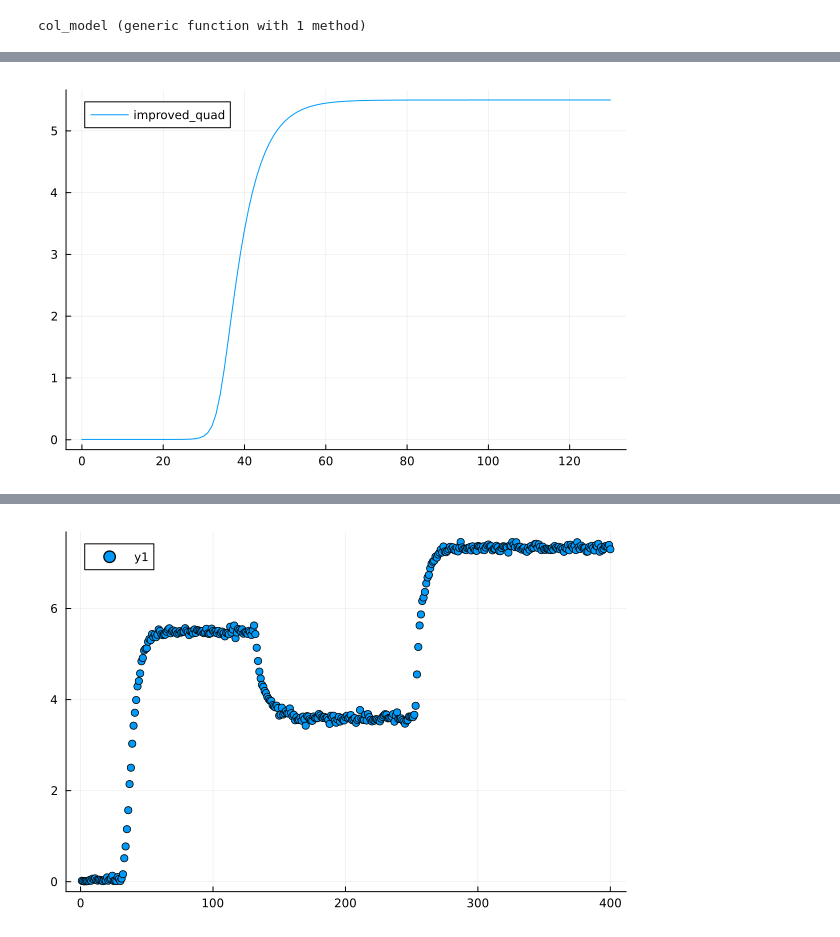
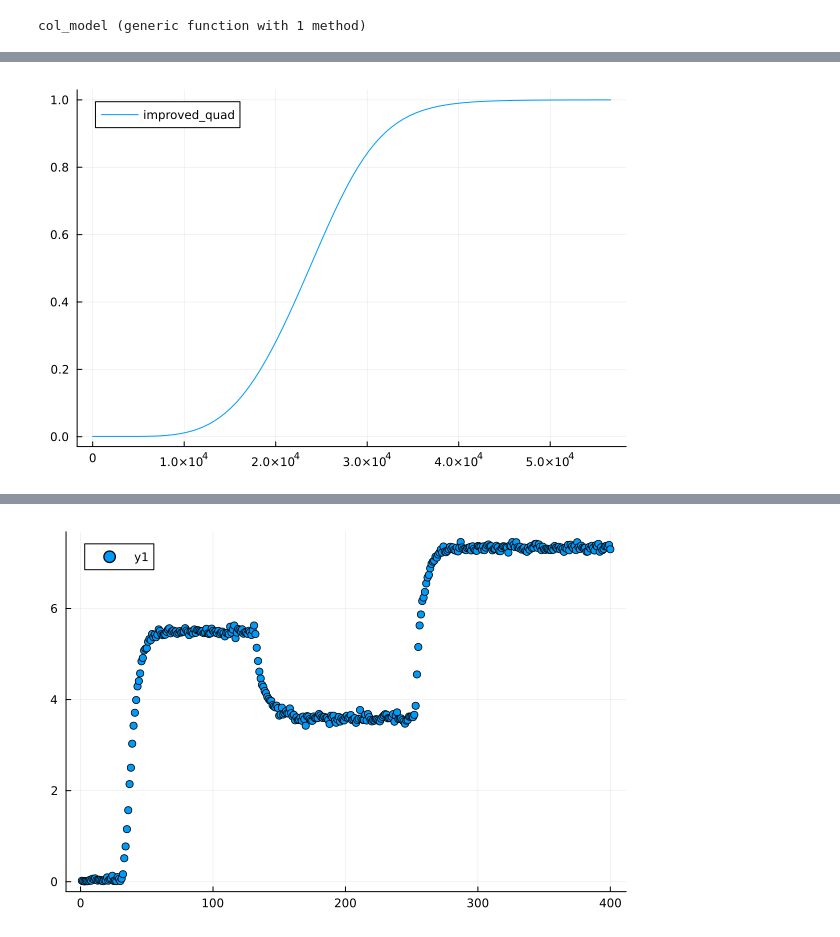
Before and after one commit to viniviena/ude_chromatography, a Jupyter notebook: sandbox2/OCFEM.ipynb, the cells around one changed output, grey strips where cells are left out. Drawn from its saved outputs; the diff is of its cells as text; code cells hidden in the pictures.

```diff
--- a/sandbox2/OCFEM.ipynb
+++ b/sandbox2/OCFEM.ipynb
@@ -853,17 +798,5 @@ params = [1.8, 55.54, 1.8, 55.54, 0.22, 0.22, 21.095632695978704, 0.5, 5.5, 5.5]
 # %%
-da0 = ones(n_variables)*5.0
+da0 = ones(n_variables)*14.0
 #tspan = (0.0, 400.0)
-tspan = (0.0, 130.0)
-prob = DAEProblem(col_model, da0, a0, tspan, params_sips,
-differential_vars = is_differential);
+tspan = (0.0, 9000.0)
+prob = DAEProblem(col_model, da0, a0, tspan, params, differential_vars = is_differential);
-# %%
-#0.75, 9.33
-da0 = ones(n_variables)*5.0
-tspan = (130., 250.)
-prob = DAEProblem(col_model, da0, u_new[end, 1:end], tspan, [1.8, 55.54, 1.8, 55.54, 0.22, 0.22, 21.09, 0.5, 3.5851, 3.5851],
- differential_vars = is_differential);
-# %%
-da0 = ones(n_variables)*20.0
-tspan = (250.0, 400.0)
-prob = DAEProblem(col_model, da0, u_new[end, 1:end], tspan, [1.8, 55.54, 1.8, 55.54, 0.22, 0.22, 21.09, 0.5, 7.33 , 7.33],
-differential_vars = is_differential);
@@ -898,8 +803,7 @@ DiscreteCallback{typeof(condition), typeof(affect!), typeof(SciMLBase.INITIALIZE
 # %%
 using Sundials
-#sol = solve(prob, DFBDF(autodiff = false), abstol = 1e-6, reltol = 1e-6,
-#saveat = 1.0);
-sol = solve(prob, IDA(), saveat = 1.0, abstol = 1e-6 , reltol = 1e-6);
+#sol = solve(prob, DFBDF(autodiff = false), saveat = 100.0);
+sol = solve(prob, IDA(), abstol = 1e-6, reltol = 1e-6, saveat = 100.0);
 # %% [output]
 retcode: Success
 Interpolation: 1st order linear
@@ -998,7 +830,7 @@ iso[i, 1:end][1] + 0.2789*iso[i, 1:end][1].*exp.(-y[ql_idx2:qu_idx2]./2.0./iso[i
 # %%
 using Plots
-plot(sol.t[1:end], y_new2[1:end, Int(n_variables/4)], label = "improved_quad")
+plot(sol.t[1:end]/(1.59e-1), y_new2[1:end, Int(n_variables/4)]/cin, label = "improved_quad", yticks = 0.0:0.2:1.0)
 #plot!(sol.t[1:end], y_new2[1:end, 42], layout=(1,1), label = "kldf")
 #plot!(sol.t[1:end], y_new2[1:end, 42], layout=(1,1), label = "exp")
 # %% [output]
-[figure, old version]
+[figure, new version]
```
Also changed, not shown: parts of 32 cells of this notebook, 5 other files.
